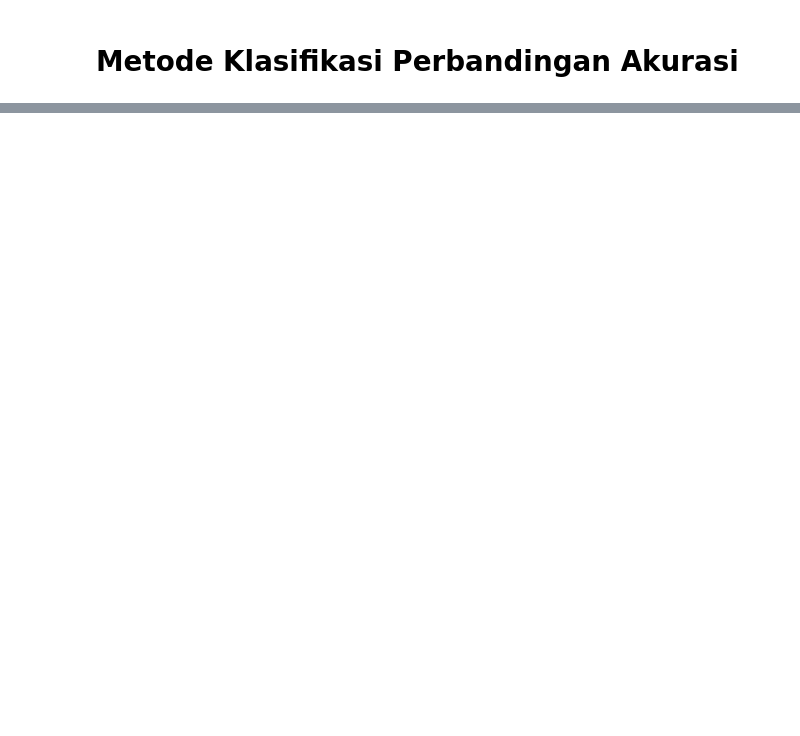
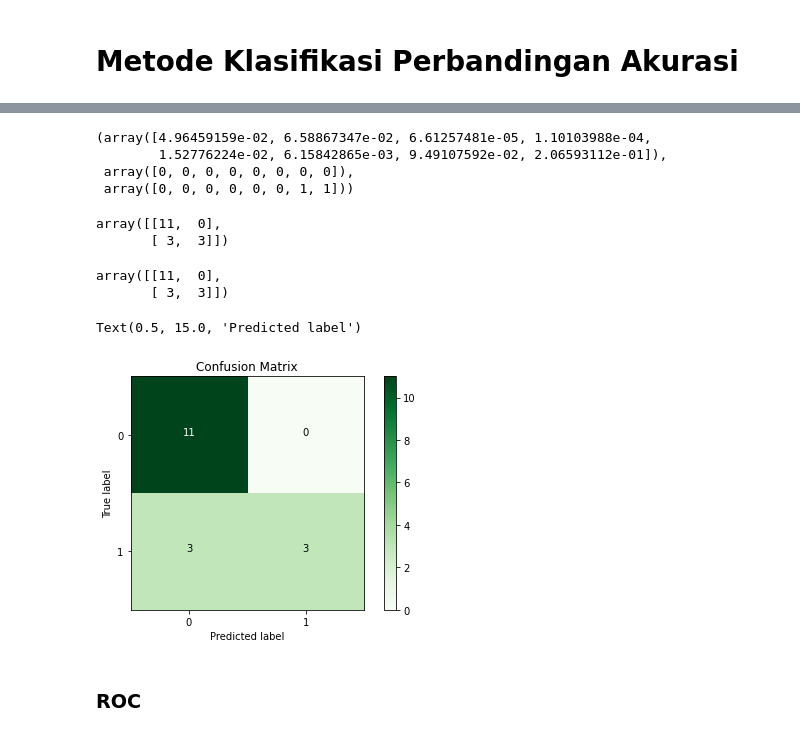
Before and after one commit to ririssilvia/Machine-Learning-D4TI, a Jupyter notebook: kuis2/Kuis2.ipynb, the cells around one changed output, grey strips where cells are left out. Cells and saved outputs as stored; diff of their text form; code cells hidden in the pictures; blank space fills up the shorter version.

```diff
--- a/kuis2/Kuis2.ipynb
+++ b/kuis2/Kuis2.ipynb
@@ -278,0 +461,3 @@ NameError: ignored
+# %%
+y_preds = classifier.predict(X_test)
+y_proba = classifier.predict_proba(X_test)
@@ -278,0 +466,51 @@ NameError: ignored
+# %%
+y_proba[:8], y_preds[:8], y_test[:8]
+# %% [output]
+(array([4.96459159e-02, 6.58867347e-02, 6.61257481e-05, 1.10103988e-04,
+        1.52776224e-02, 6.15842865e-03, 9.49107592e-02, 2.06593112e-01]),
+ array([0, 0, 0, 0, 0, 0, 0, 0]),
+ array([0, 0, 0, 0, 0, 0, 1, 1]))
+# %%
+conf = metrics.confusion_matrix(y_test, y_preds)
+conf
+# %% [output]
+array([[11,  0],
+       [ 3,  3]])
+# %%
+def get_confusion_matrix(y_true, y_pred):
+    n_classes = len(np.unique(y_true))
+    conf = np.zeros((n_classes, n_classes))
+    for actual, pred in zip(y_true, y_pred):
+        conf[int(actual)][int(pred)] += 1
+    return conf.astype('int')
+# %%
+conf = get_confusion_matrix(y_test, y_preds)
+conf
+# %% [output]
+array([[11,  0],
+       [ 3,  3]])
+# %%
+classes = [0, 1]
+
+plt.imshow(conf, interpolation='nearest', cmap=plt.cm.Greens)
+plt.title("Confusion Matrix")
+plt.colorbar()
+tick_marks = np.arange(len(classes))
+plt.xticks(tick_marks, classes)
+plt.yticks(tick_marks, classes)
+
+fmt = 'd'
+thresh = conf.max() / 2.
+for i, j in itertools.product(range(conf.shape[0]), range(conf.shape[1])):
+    plt.text(j, i, format(conf[i, j], fmt),
+             horizontalalignment="center",
+             color="white" if conf[i, j] > thresh else "black")
+
+plt.tight_layout()
+plt.ylabel('True label')
+plt.xlabel('Predicted label')
+# %% [output]
+Text(0.5, 15.0, 'Predicted label')
+[figure, added]
+# %% [markdown]
+### **ROC**
```
Also changed, not shown: parts of 60 cells of this notebook.
